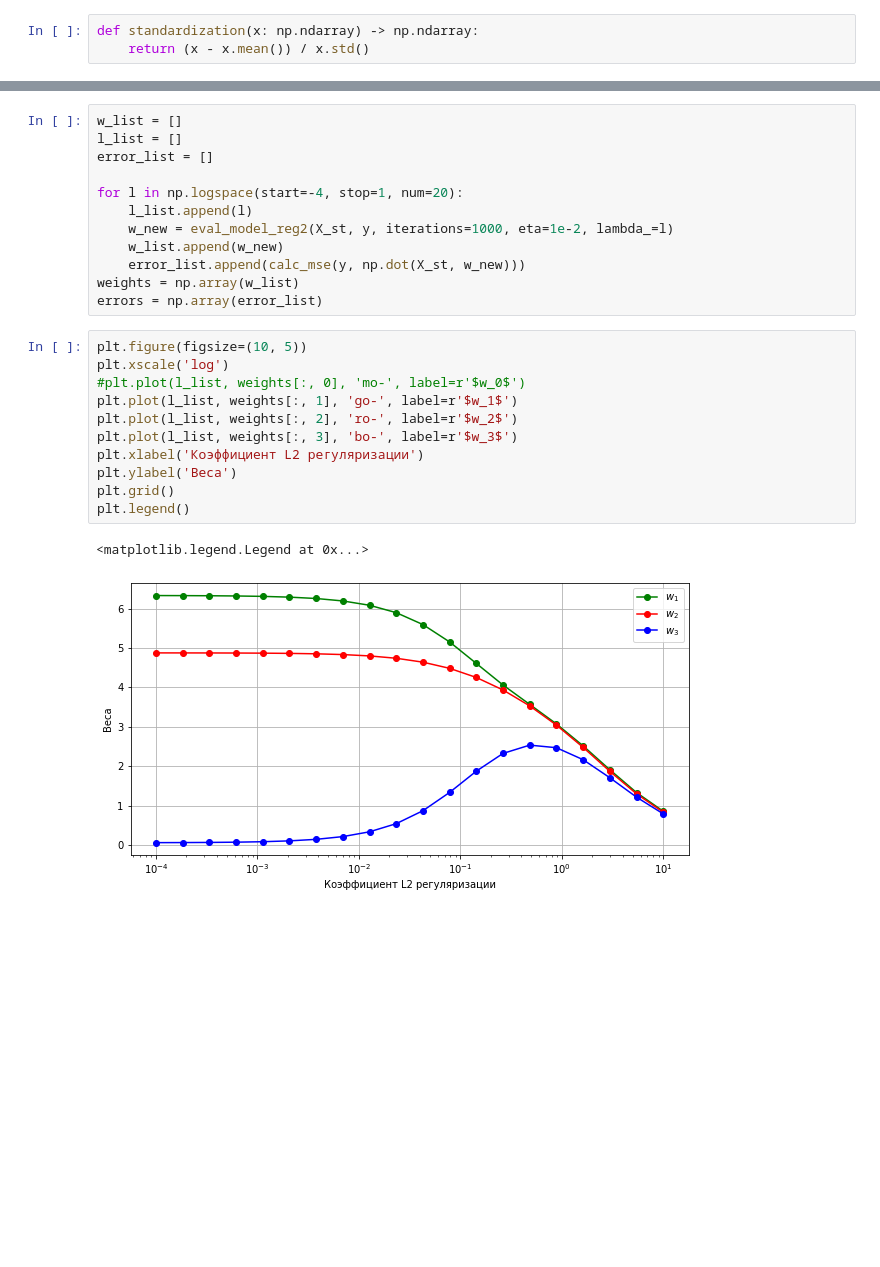
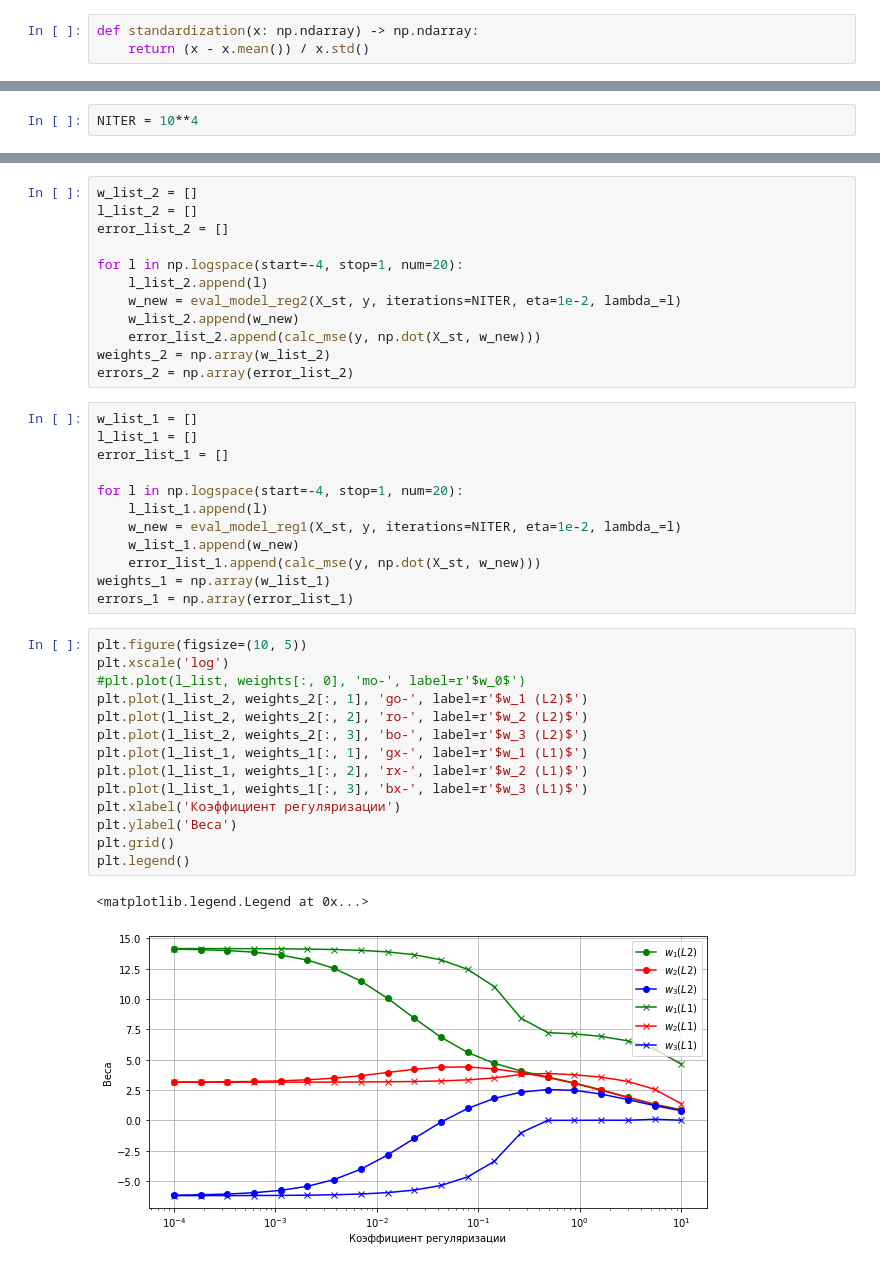
Before and after one commit to nglaz0v/Data_Analysis_Algorithms, a Jupyter notebook: task_02.ipynb, the cells around one changed output, grey strips where cells are left out. Cells and saved outputs as stored; diff of their text form; blank space fills up the shorter version.

```diff
--- a/task_02.ipynb
+++ b/task_02.ipynb
@@ -180 +192,3 @@ X, X_st
+# %%
+NITER = 10**4
 # %%
@@ -193,29 +220,44 @@ w = eval_model_reg2(X_st, y, iterations=1000, eta=1e-3, lambda_=0.001, verbose=T
 # %%
-w_list = []
-l_list = []
-error_list = []
+w_list_2 = []
+l_list_2 = []
+error_list_2 = []
 
 for l in np.logspace(start=-4, stop=1, num=20):
-    l_list.append(l)
-    w_new = eval_model_reg2(X_st, y, iterations=1000, eta=1e-2, lambda_=l)
-    w_list.append(w_new)
-    error_list.append(calc_mse(y, np.dot(X_st, w_new)))
-weights = np.array(w_list)
-errors = np.array(error_list)
+    l_list_2.append(l)
+    w_new = eval_model_reg2(X_st, y, iterations=NITER, eta=1e-2, lambda_=l)
+    w_list_2.append(w_new)
+    error_list_2.append(calc_mse(y, np.dot(X_st, w_new)))
+weights_2 = np.array(w_list_2)
+errors_2 = np.array(error_list_2)
+# %%
+w_list_1 = []
+l_list_1 = []
+error_list_1 = []
+
+for l in np.logspace(start=-4, stop=1, num=20):
+    l_list_1.append(l)
+    w_new = eval_model_reg1(X_st, y, iterations=NITER, eta=1e-2, lambda_=l)
+    w_list_1.append(w_new)
+    error_list_1.append(calc_mse(y, np.dot(X_st, w_new)))
+weights_1 = np.array(w_list_1)
+errors_1 = np.array(error_list_1)
 # %%
 plt.figure(figsize=(10, 5))
 plt.xscale('log')
 #plt.plot(l_list, weights[:, 0], 'mo-', label=r'$w_0$')
-plt.plot(l_list, weights[:, 1], 'go-', label=r'$w_1$')
-plt.plot(l_list, weights[:, 2], 'ro-', label=r'$w_2$')
-plt.plot(l_list, weights[:, 3], 'bo-', label=r'$w_3$')
-plt.xlabel('Коэффициент L2 регуляризации')
+plt.plot(l_list_2, weights_2[:, 1], 'go-', label=r'$w_1 (L2)$')
+plt.plot(l_list_2, weights_2[:, 2], 'ro-', label=r'$w_2 (L2)$')
+plt.plot(l_list_2, weights_2[:, 3], 'bo-', label=r'$w_3 (L2)$')
+plt.plot(l_list_1, weights_1[:, 1], 'gx-', label=r'$w_1 (L1)$')
+plt.plot(l_list_1, weights_1[:, 2], 'rx-', label=r'$w_2 (L1)$')
+plt.plot(l_list_1, weights_1[:, 3], 'bx-', label=r'$w_3 (L1)$')
+plt.xlabel('Коэффициент регуляризации')
 plt.ylabel('Веса')
 plt.grid()
 plt.legend()
 # %% [output]
 <matplotlib.legend.Legend at 0x...>
-[figure, old version]
+[figure, new version]
 # %%
 plt.figure(figsize=(10, 5))
 plt.xscale('log')
```
Also changed, not shown: parts of 8 cells of this notebook.
